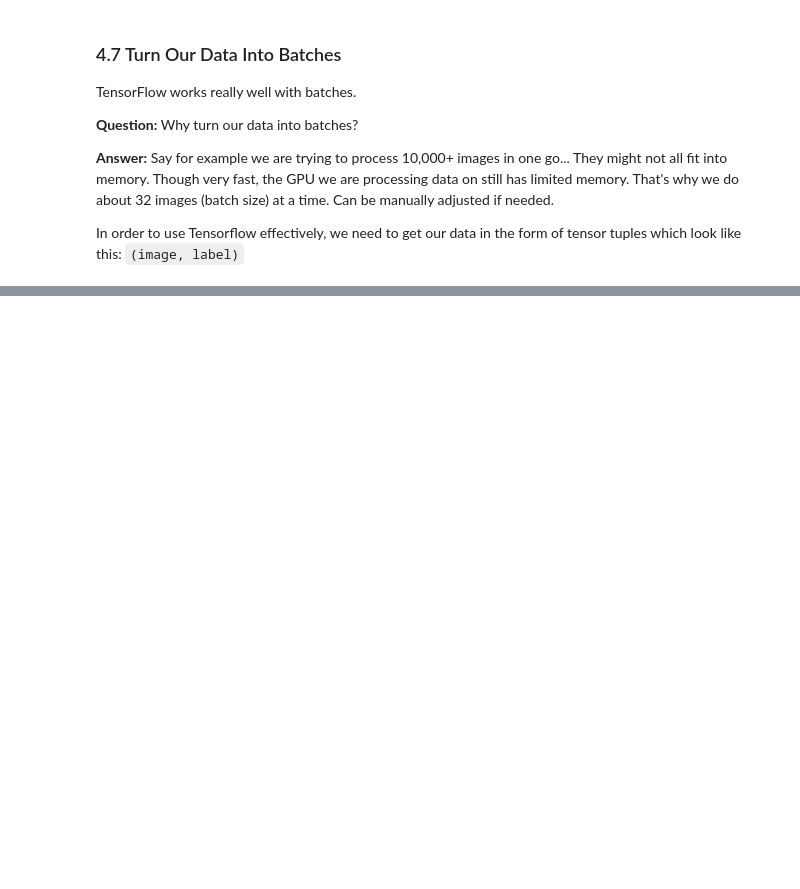
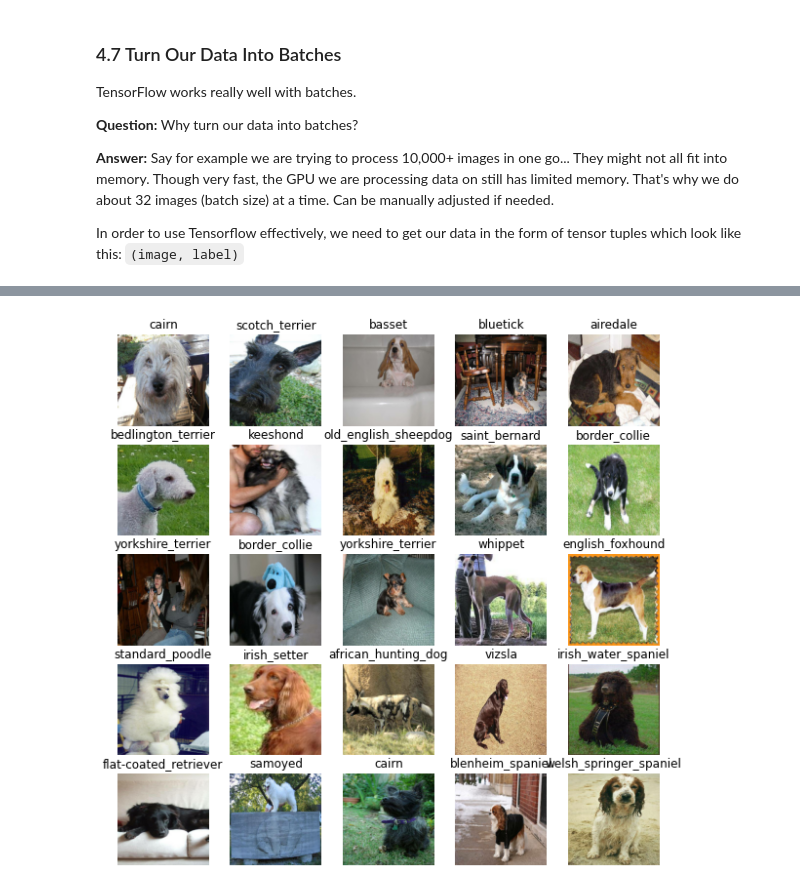
Before and after one commit to khalilkabara/Kaggle-Dog-Breed-Identification, a Jupyter notebook: Dog_Breed_Identification.ipynb, the cells around one changed output, grey strips where cells are left out. Drawn from its saved outputs; the diff is of its cells as text; code cells hidden in the pictures; blank space fills up the shorter version.

```diff
--- a/Dog_Breed_Identification.ipynb
+++ b/Dog_Breed_Identification.ipynb
@@ -418,0 +536,9 @@ array([[[0.3264178 , 0.5222886 , 0.3232816 ],
+# %%
+# Unbatch validation data so that it can be visualized with help of our handy function
+val_images, val_labels = next(val_data.as_numpy_iterator())
+# %%
+# Visualize data in a validation batch
+
+view_databatch_images(val_images, val_labels, 25)
+# %% [output]
+[figure, added]
```
Also changed, not shown: parts of 20 cells of this notebook.
